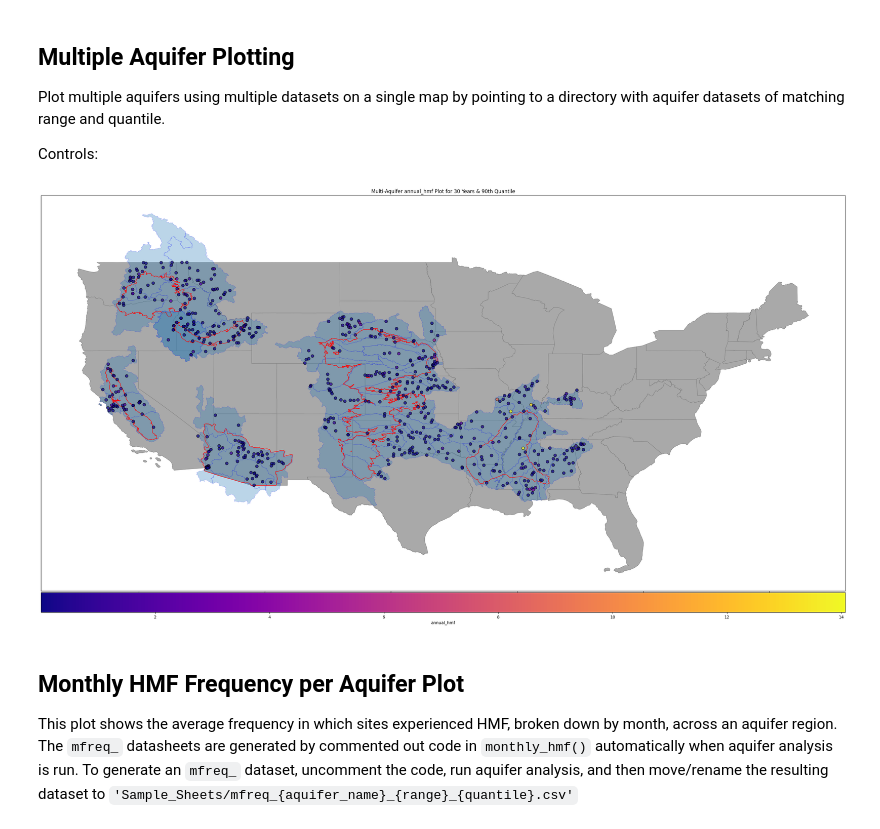
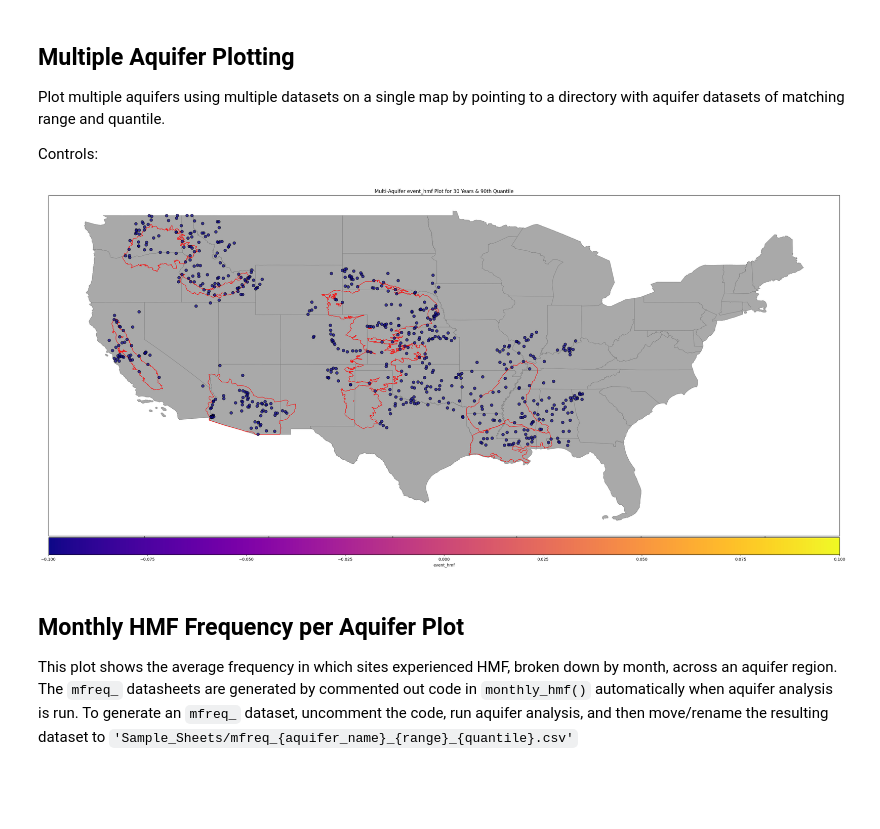
Before and after one commit to AlekWithK/DahlkeLab_LAWR, a Jupyter notebook: aquifer_plotting.ipynb, the cells around one changed output. Drawn from its saved outputs; the diff is of its cells as text; code cells hidden in the pictures; blank space fills up the shorter version.

Commit message:
added national validity check

```diff
--- a/aquifer_plotting.ipynb
+++ b/aquifer_plotting.ipynb
@@ -143,7 +143,9 @@ quantile = 90
 lower48_shp_path = 'ShapeFiles/Lower48/tl_2023_us_state.shp'
 
 # Metric to be plotted where metrics are column names from the dataset
-metric = 'annual_hmf'
+metric = 'event_hmf'
+# True if you want to show HUC4 boundaries (significantly increases runtime)
+show_huc4 = False
 # True if you want to save image. Overwrite true if you want to overwrite existing image of same name
 save_img = False
 overwrite = True
@@ -168,46 +170,48 @@ for aq in aquifers:
         print(f"ERROR: No dataset found for {aq.name} at {aq.datasets_dir}/{aquifer.name}_{range}_{quantile}.xlsx")
 
     # HUC4 Region Plot
-    for root, dirs, files in os.walk(aq.wb_dir):
-        #print(root, dirs, files)
-        if os.path.basename(root).startswith('NHD_H_'):
-            if aq.wb_shapefiles in files:
-                shapefile_aq_path = os.path.join(root, aq.wb_shapefiles)
-                ws_gdf = gpd.read_file(shapefile_aq_path)
-                ws_gdf = ws_gdf.to_crs(4269)
-                ws_gdf.plot(ax=ax, edgecolor='blue', alpha=0.30, linewidth=0.5)
+    if show_huc4:
+        for root, dirs, files in os.walk(aq.wb_dir):
+            #print(root, dirs, files)
+            if os.path.basename(root).startswith('NHD_H_'):
+                if aq.wb_shapefiles in files:
+                    shapefile_aq_path = os.path.join(root, aq.wb_shapefiles)
+                    ws_gdf = gpd.read_file(shapefile_aq_path)
+                    ws_gdf = ws_gdf.to_crs(4269)
+                    ws_gdf.plot(ax=ax, edgecolor='blue', alpha=0.30, linewidth=0.5)
 
     # Aquifer Boundary Plot
     aq_gdf = gpd.read_file(aq.aq_shapefile)
     aq_gdf = aq_gdf.to_crs(4269)
     aq_gdf.plot(ax=ax, edgecolor='red', facecolor='none', linewidth=1.00)
 
-# Only plot valid sites
+# Only plot valid sites, remove duplicates
 df_all_aq, _ = fn.filter_by_valid(df_all_aq)
+df_all_aq = df_all_aq.drop_duplicates(subset=['site_no'], keep='first')
 
 # Convert decimal lat/long to geo points
 geo_df = fn.convert_geometry(df_all_aq)
 
 cmap, mappable = fn.scale_colorbar(df_all_aq, metric)
 
 div = make_axes_locatable(ax)
 cax = div.append_axes("bottom", size="5%", pad=0.05)
 
 # Watergauges plot
 bx = geo_df.plot(ax=ax, column=df_all_aq[metric], markersize=200, marker='.', cmap=cmap, edgecolor='black', linewidth=1, alpha=0.75)
 cbx = plt.colorbar(mappable, cax=cax, pad=0.05, aspect=25, orientation='horizontal', alpha=1.0)
 cbx.set_label(f'{metric}')
 ax.set_yticks([])
 
 if basemap:
     fn.plot_basemap(ax)
 
 # Save images if they don't exist or if overwrite is True
 if save_img:
     img_path = f'Saved_Visuals/Multi_Aquifer_{metric}_{range}_{quantile}.png'
     fn.save_plot_as_image(img_path, overwrite)
 # %% [output]
-[figure, old version]
+[figure, new version]
 # %% [markdown]
 ## Monthly HMF Frequency per Aquifer Plot
 This plot shows the average frequency in which sites experienced HMF, broken down by month, across an aquifer region. The `mfreq_` datasheets are generated by commented out code in `monthly_hmf()` automatically when aquifer analysis is run. To generate an `mfreq_` dataset, uncomment the code, run aquifer analysis, and then move/rename the resulting dataset to `'Sample_Sheets/mfreq_{aquifer_name}_{range}_{quantile}.csv'`
```
Also changed, not shown: 10 other files.
